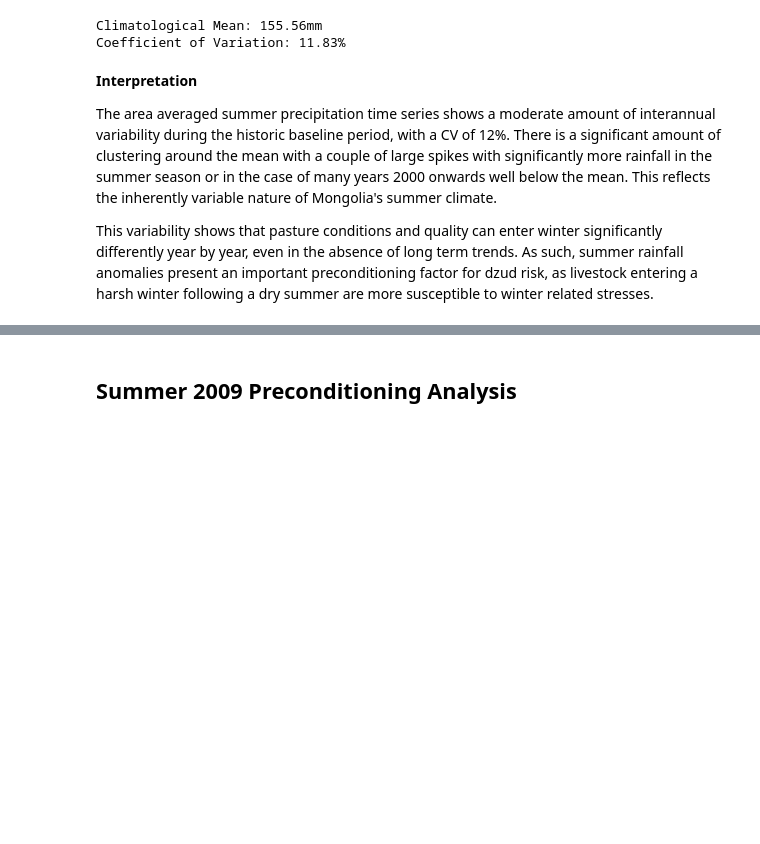
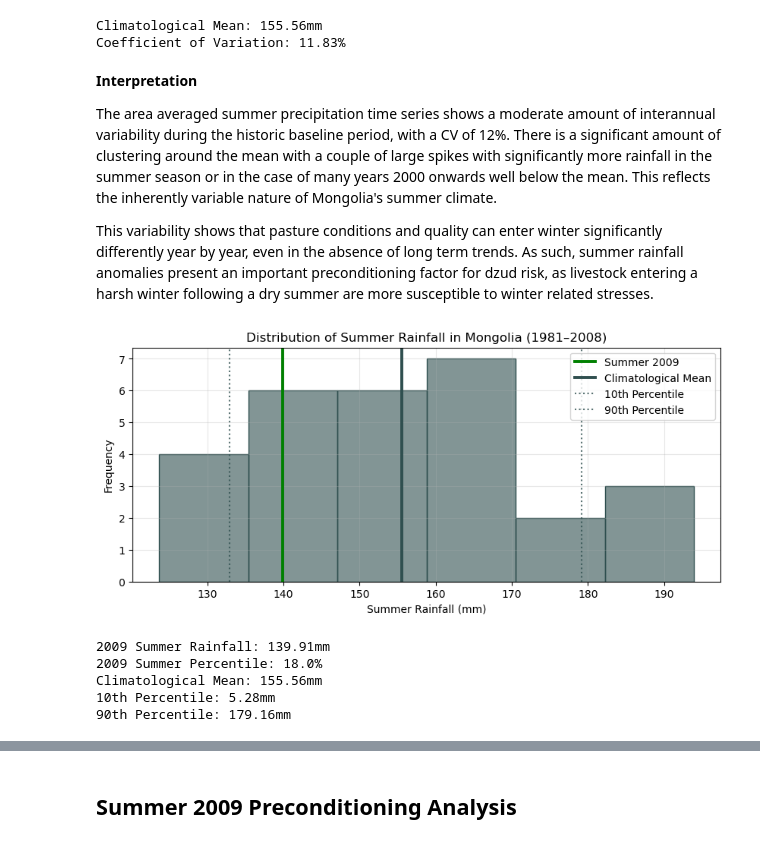
Before and after one commit to sgosmyt2/geospatial-data-projects, a Jupyter notebook: notebooks/MongoliaDzudExtremeWeather.ipynb, the cells around one changed output, grey strips where cells are left out. Drawn from its saved outputs; the diff is of its cells as text; code cells hidden in the pictures; blank space fills up the shorter version.

Commit message:
Added distribution of rainfall analysis for historic baseline

```diff
--- a/notebooks/MongoliaDzudExtremeWeather.ipynb
+++ b/notebooks/MongoliaDzudExtremeWeather.ipynb
@@ -976,9 +976,9 @@ summer_2009 = ds_summer_2009.sel(
 # %% [markdown]
 #### Summer Mean Precipitation
 # %%
-bsummer_mean = (summer_baseline["precip"].mean(dim=["latitude","longitude"]).groupby("time.year").sum("time"))
+bsummer_total = (summer_baseline["precip"].mean(dim=["latitude","longitude"]).groupby("time.year").sum("time"))
 
-dataframe_bsummer = bsummer_mean.compute().to_dataframe(name="summer_rainfall_mm").reset_index()
+dataframe_bsummer = bsummer_total.compute().to_dataframe(name="summer_rainfall_mm").reset_index()
 
 bsum_mean = dataframe_bsummer["summer_rainfall_mm"].mean()
 bsum_std = dataframe_bsummer["summer_rainfall_mm"].std()
@@ -1055,3 +1055,65 @@ Coefficient of Variation: 11.83%
 The area averaged summer precipitation time series shows a moderate amount of interannual variability during the historic baseline period, with a CV of 12%. There is a significant amount of clustering around the mean with a couple of large spikes with significantly more rainfall in the summer season or in the case of many years 2000 onwards well below the mean. This reflects the inherently variable nature of Mongolia's summer climate.
 
 This variability shows that pasture conditions and quality can enter winter significantly differently year by year, even in the absence of long term trends. As such, summer rainfall anomalies present an important preconditioning factor for dzud risk, as livestock entering a harsh winter following a dry summer are more susceptible to winter related stresses.
+# %%
+summer_2009_total = summer_2009["precip"].mean(dim=["latitude", "longitude"]).sum("time").compute().item()
+baseline_rain = dataframe_bsummer["summer_rainfall_mm"]
+s2009_percentile = (baseline_rain < summer_2009_total).mean() * 100
+
+p20 = dataframe_bsummer["summer_rainfall_mm"].quantile(0.20)
+p10 = dataframe_bsummer["summer_rainfall_mm"].quantile(0.10)
+
+bins_sumprecip = int(np.ceil(np.log2(len(dataframe_bsummer)) + 1))
+
+plt.figure(figsize=(10,4))
+sns.histplot(
+    dataframe_bsummer["summer_rainfall_mm"],
+    bins=bins_sumprecip,
+    color=bcolor,
+    alpha=0.6,
+    edgecolor=bcolor
+)
+plt.axvline(
+    summer_2009_total,
+    color="green",
+    linewidth=2.8,
+    label="Summer 2009"
+)
+plt.axvline(
+    bsum_mean,
+    color=bcolor,
+    linewidth=2.8,
+    label="Climatological Mean"
+)
+plt.axvline(
+    p10,
+    color=bcolor,
+    linestyle=":",
+    alpha=0.8,
+    label="10th Percentile"
+)
+plt.axvline(
+    p90,
+    color=bcolor,
+    linestyle=":",
+    alpha=0.8,
+    label="90th Percentile"
+)
+plt.xlabel("Summer Rainfall (mm)")
+plt.ylabel("Frequency")
+plt.title("Distribution of Summer Rainfall in Mongolia (1981–2008)")
+plt.grid(alpha=0.3)
+plt.legend()
+plt.show()
+print(f"2009 Summer Rainfall: {round(summer_2009_total, 2)}mm")
+print(f"2009 Summer Percentile: {round(s2009_percentile, 0)}%")
+print(f"Climatological Mean: {round(bsum_mean, 2)}mm")
+print(f"10th Percentile: {round(p80, 2)}mm")
+print(f"90th Percentile: {round(p90, 2)}mm")
+# %% [output]
+[figure, added]
+2009 Summer Rainfall: 139.91mm
+2009 Summer Percentile: 18.0%
+Climatological Mean: 155.56mm
+10th Percentile: 5.28mm
+90th Percentile: 179.16mm
```
Also changed, not shown: parts of 1 cell of this notebook.
